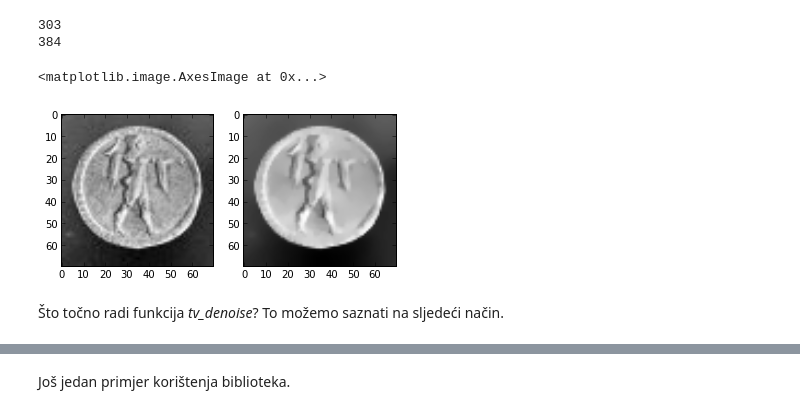
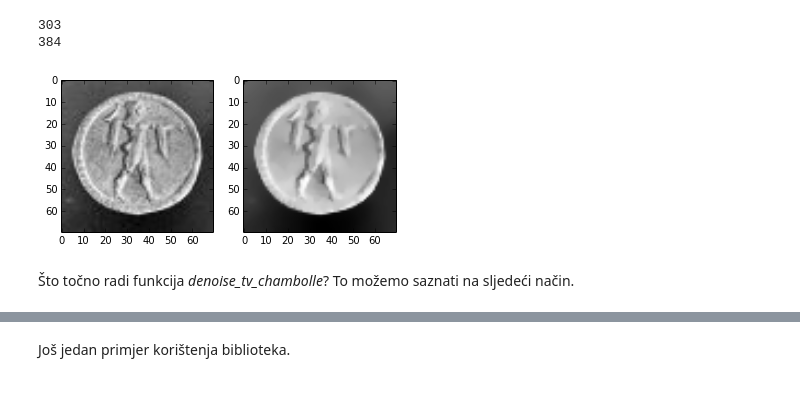
Before and after one commit to inakic/matsoft, a Jupyter notebook: Uvod.ipynb, the cells around one changed output, grey strips where cells are left out. Cells and saved outputs as stored; diff of their text form; code cells hidden in the pictures.

```diff
--- a/Uvod.ipynb
+++ b/Uvod.ipynb
@@ -145,16 +146,15 @@ print(b)
 303
 384
 # %%
-from skimage import filter
+from skimage import restoration
 coins_zoom = coins[10:80, 300:370]
-tv_coins = filter.tv_denoise(coins_zoom, weight=0.1)
+tv_coins = restoration.denoise_tv_chambolle(coins_zoom, weight=0.1)
 plt.figure()
 plt.subplot(1,2,1)
-plt.imshow(coins_zoom,cmap='gray')
+plt.imshow(coins_zoom,cmap='gray');
 plt.subplot(1,2,2)
-plt.imshow(tv_coins, cmap='gray')
+plt.imshow(tv_coins, cmap='gray');
 # %% [output]
-<matplotlib.image.AxesImage at 0x...>
-[figure, old version]
+[figure, new version]
 # %% [markdown]
-Što točno radi funkcija *tv_denoise*? To možemo saznati na sljedeći način.
+Što točno radi funkcija *denoise_tv_chambolle*? To možemo saznati na sljedeći način.
```
Also changed, not shown: parts of 14 cells of this notebook.
